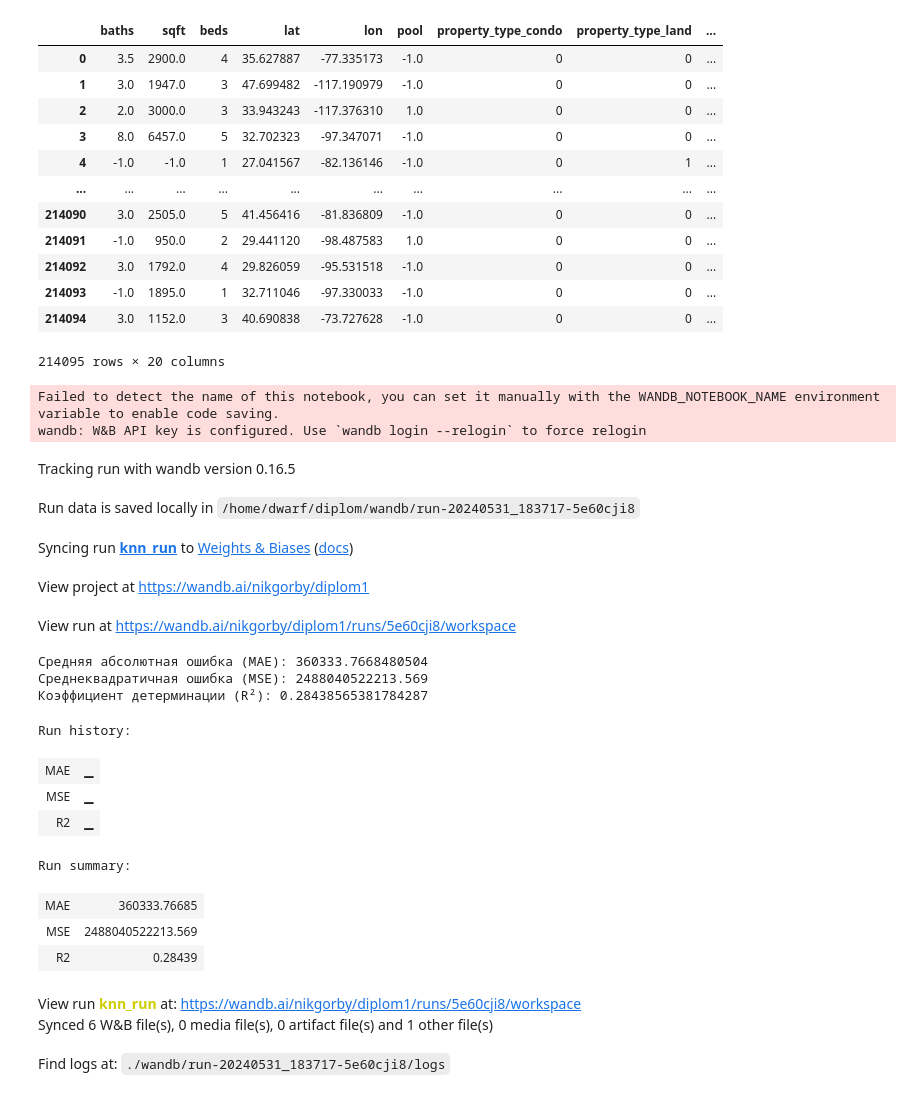
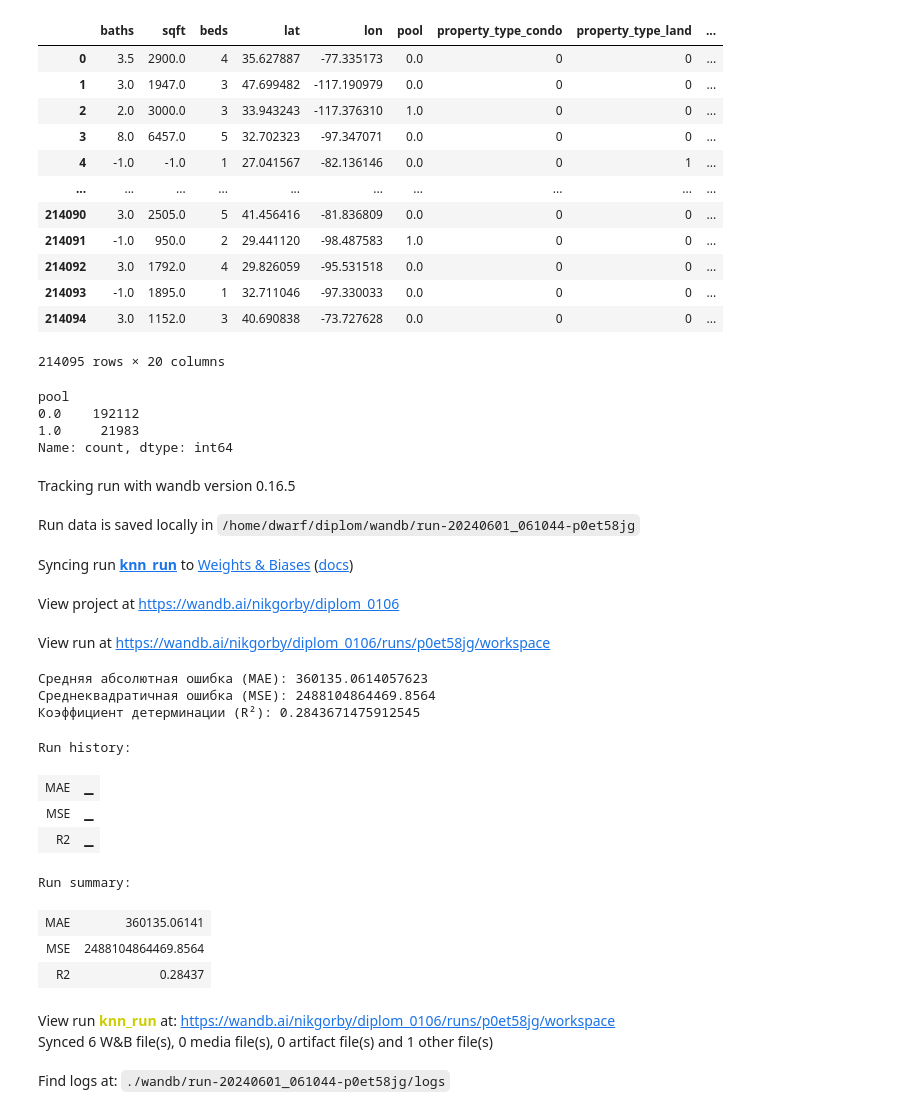
Before and after one commit to nik-gorby/diplom, a Jupyter notebook: learning.ipynb, the cells around one changed output. Saved outputs shown, nothing was run; the diff lists cells and outputs as text; code cells hidden in the pictures.

```diff
--- a/learning.ipynb
+++ b/learning.ipynb
@@ -16,5 +16,3 @@ import os
 # %%
 df = pd.read_csv('./data/df_for_ML_new.csv')
 df.drop('Unnamed: 0', axis=1, inplace=True)
-# %%
-df.drop('price_per_sqft', axis=1, inplace=True)
@@ -21,4 +35,5 @@ df.drop('price_per_sqft', axis=1, inplace=True)
 # %%
 # df['year_built'].fillna(-1, inplace=True)
+df['pool'].fillna(0, inplace=True)
 df.fillna(-1, inplace=True)
 df['year_built'] = df['year_built'].astype(int)
@@ -29,25 +51,32 @@ y = df['target']
 X
 # %% [output]
 |  | baths | sqft | beds | lat | lon | pool | property_type_condo | property_type_land | ... |
-| 0 | 3.5 | 2900.0 | 4 | 35.627887 | -77.335173 | -1.0 | 0 | 0 | ... |
-| 1 | 3.0 | 1947.0 | 3 | 47.699482 | -117.190979 | -1.0 | 0 | 0 | ... |
+| 0 | 3.5 | 2900.0 | 4 | 35.627887 | -77.335173 | 0.0 | 0 | 0 | ... |
+| 1 | 3.0 | 1947.0 | 3 | 47.699482 | -117.190979 | 0.0 | 0 | 0 | ... |
 | 2 | 2.0 | 3000.0 | 3 | 33.943243 | -117.376310 | 1.0 | 0 | 0 | ... |
-| 3 | 8.0 | 6457.0 | 5 | 32.702323 | -97.347071 | -1.0 | 0 | 0 | ... |
-| 4 | -1.0 | -1.0 | 1 | 27.041567 | -82.136146 | -1.0 | 0 | 1 | ... |
+| 3 | 8.0 | 6457.0 | 5 | 32.702323 | -97.347071 | 0.0 | 0 | 0 | ... |
+| 4 | -1.0 | -1.0 | 1 | 27.041567 | -82.136146 | 0.0 | 0 | 1 | ... |
 | ... | ... | ... | ... | ... | ... | ... | ... | ... | ... |
-| 214090 | 3.0 | 2505.0 | 5 | 41.456416 | -81.836809 | -1.0 | 0 | 0 | ... |
+| 214090 | 3.0 | 2505.0 | 5 | 41.456416 | -81.836809 | 0.0 | 0 | 0 | ... |
 | 214091 | -1.0 | 950.0 | 2 | 29.441120 | -98.487583 | 1.0 | 0 | 0 | ... |
-| 214092 | 3.0 | 1792.0 | 4 | 29.826059 | -95.531518 | -1.0 | 0 | 0 | ... |
-| 214093 | -1.0 | 1895.0 | 1 | 32.711046 | -97.330033 | -1.0 | 0 | 0 | ... |
-| 214094 | 3.0 | 1152.0 | 3 | 40.690838 | -73.727628 | -1.0 | 0 | 0 | ... |
+| 214092 | 3.0 | 1792.0 | 4 | 29.826059 | -95.531518 | 0.0 | 0 | 0 | ... |
+| 214093 | -1.0 | 1895.0 | 1 | 32.711046 | -97.330033 | 0.0 | 0 | 0 | ... |
+| 214094 | 3.0 | 1152.0 | 3 | 40.690838 | -73.727628 | 0.0 | 0 | 0 | ... |
 214095 rows × 20 columns
+# %%
+X['pool'].value_counts()
+# %% [output]
+pool
+0.0    192112
+1.0     21983
+Name: count, dtype: int64
 # %%
 with open('/home/dwarf/diplom/wandb.json', 'r') as f:
   data = json.load(f)
   os.environ['WANDB_API_KEY'] = data["key"]
 
 wandb.login()
-run = wandb.init(entity=None, project="diplom1", name = 'knn_run')
+run = wandb.init(entity=None, project="diplom_0106", name = 'knn_run')
 
 # Разделяем на обучающий и тестовый наборы данных
 X_train, X_test, y_train, y_test = train_test_split(X, y, test_size=0.2, random_state=42)
@@ -60,52 +89,50 @@ model.fit(X_train, y_train)
 
 # Предсказываем стоимости на тестовом наборе данных
 y_pred = model.predict(X_test)
 
 # Рассчитываем метрики качества
 mae = mean_absolute_error(y_test, y_pred)
 mse = mean_squared_error(y_test, y_pred)
 r2 = r2_score(y_test, y_pred)
 
 # Логирование метрик в W&B
 wandb.log({"MAE": mae})
 wandb.log({"MSE": mse})
 wandb.log({"R2": r2})
 
 print("Средняя абсолютная ошибка (MAE):", mae)
 print("Среднеквадратичная ошибка (MSE):", mse)
 print("Коэффициент детерминации (R²):", r2)
 
 # Сохранение модели
 model_filename = "random_forest_model.pkl"
 joblib.dump(model, model_filename)
 
 # Загрузка сохраненной модели в W&B
 wandb.save(model_filename)
 
 # Завершение сессии W&B
 wandb.finish()
 # %% [output]
-Failed to detect the name of this notebook, you can set it manually with the WANDB_NOTEBOOK_NAME environment variable to enable code saving.
-wandb: W&B API key is configured. Use `wandb login --relogin` to force relogin
 Tracking run with wandb version 0.16.5
-Run data is saved locally in /home/dwarf/diplom/wandb/run-20240531_183717-5e60cji8
+Run data is saved locally in /home/dwarf/diplom/wandb/run-20240601_061044-p0et58jg
 Syncing run knn_run to Weights & Biases (docs)
-View project at https://wandb.ai/nikgorby/diplom1
+View project at https://wandb.ai/nikgorby/diplom_0106
-View run at https://wandb.ai/nikgorby/diplom1/runs/5e60cji8/workspace
+View run at https://wandb.ai/nikgorby/diplom_0106/runs/p0et58jg/workspace
+Средняя абсолютная ошибка (MAE): 360135.0614057623
+Среднеквадратичная ошибка (MSE): 2488104864469.8564
+Коэффициент детерминации (R²): 0.2843671475912545
-Средняя абсолютная ошибка (MAE): 360333.7668480504
-Среднеквадратичная ошибка (MSE): 2488040522213.569
-Коэффициент детерминации (R²): 0.28438565381784287
+Run history:
+| MAE | ▁ |
+| MSE | ▁ |
+| R2 | ▁ |
-Run history:
+Run summary:
-| MAE | ▁ |
-| MSE | ▁ |
-| R2 | ▁ |
-Run summary:
-| MAE | 360333.76685 |
-| MSE | 2488040522213.569 |
-| R2 | 0.28439 |
+| MAE | 360135.06141 |
+| MSE | 2488104864469.8564 |
+| R2 | 0.28437 |
-View run knn_run at: https://wandb.ai/nikgorby/diplom1/runs/5e60cji8/workspace
+View run knn_run at: https://wandb.ai/nikgorby/diplom_0106/runs/p0et58jg/workspace
 Synced 6 W&B file(s), 0 media file(s), 0 artifact file(s) and 1 other file(s)
-Find logs at: ./wandb/run-20240531_183717-5e60cji8/logs
+Find logs at: ./wandb/run-20240601_061044-p0et58jg/logs
 # %%
 X_train, X_test, y_train, y_test = train_test_split(X, y, test_size=0.3, random_state=42)
 
```
Also changed, not shown: parts of 5 cells of this notebook, 4 other files.
